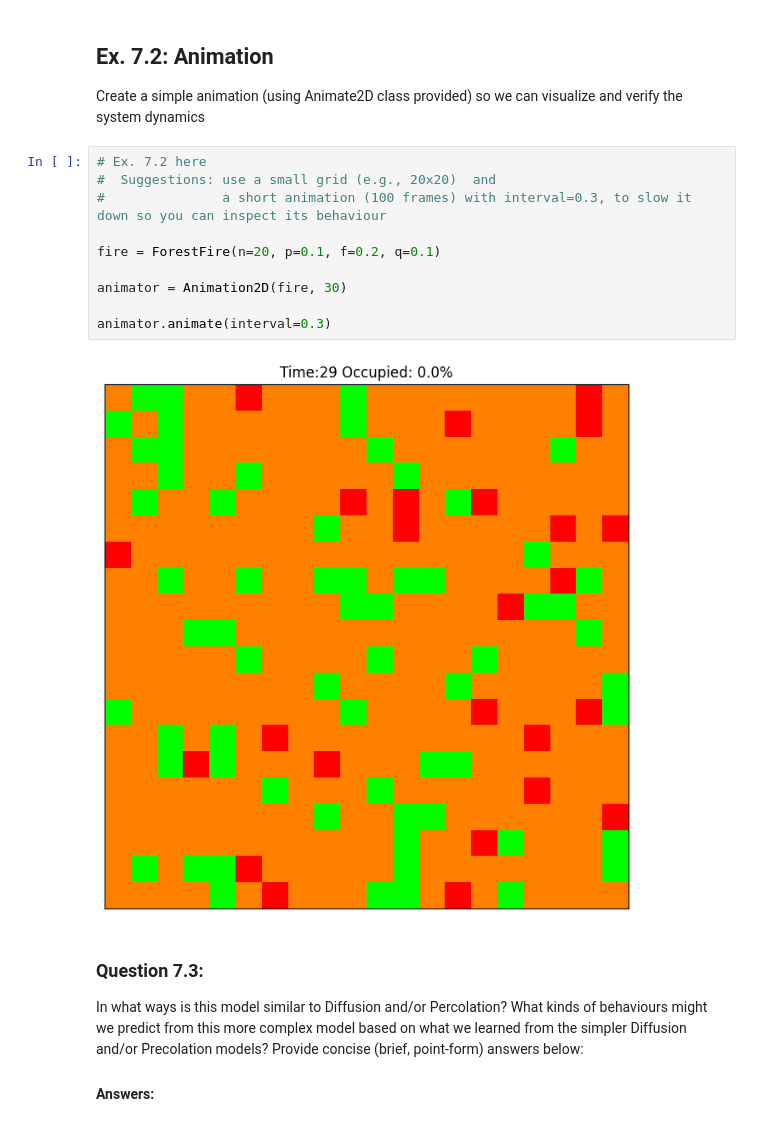
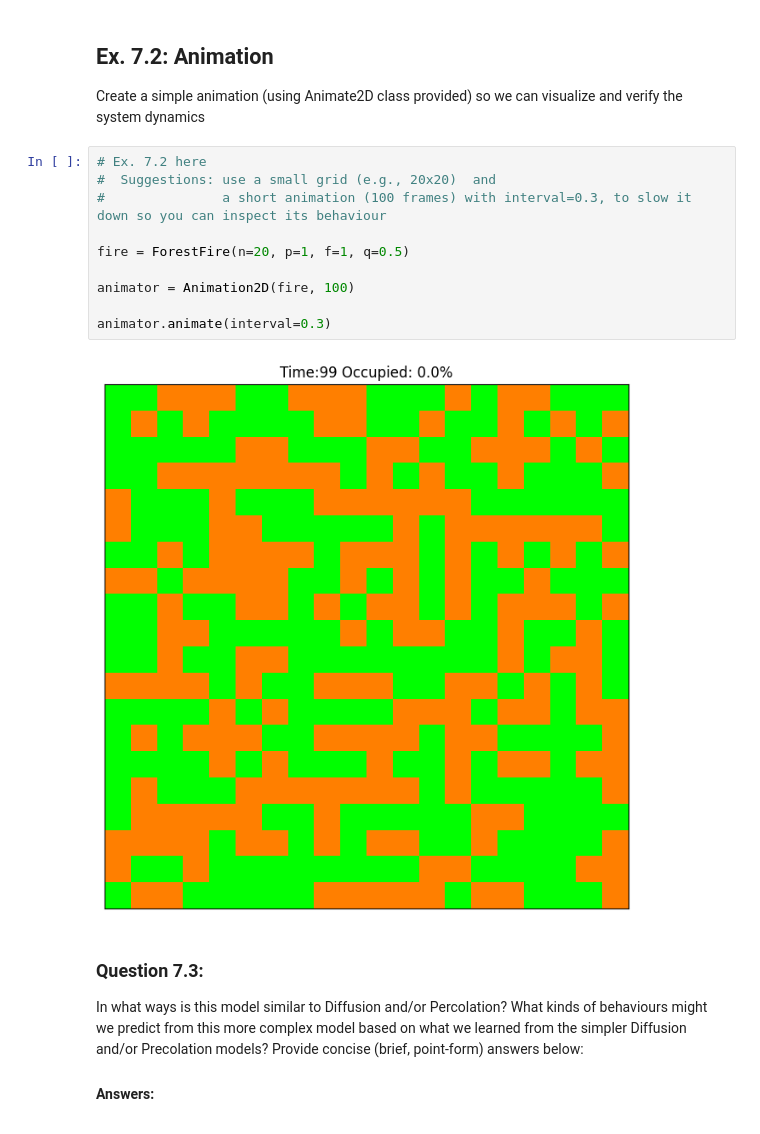
Before and after one commit to bobisawsome1/cap-comp215, a Jupyter notebook: labs/lab07-10-fire.ipynb, the cells around one changed output. Saved outputs shown, nothing was run; the diff lists cells and outputs as text.

```diff
--- a/labs/lab07-10-fire.ipynb
+++ b/labs/lab07-10-fire.ipynb
@@ -250,15 +250,15 @@ Create a simple animation (using Animate2D class provided) so we can visualize a
 # %%
 # Ex. 7.2 here
 #  Suggestions: use a small grid (e.g., 20x20)  and
 #               a short animation (100 frames) with interval=0.3, to slow it down so you can inspect its behaviour
 
-fire = ForestFire(n=20, p=0.1, f=0.2, q=0.1)
+fire = ForestFire(n=20, p=1, f=1, q=0.5)
 
-animator = Animation2D(fire, 30)
+animator = Animation2D(fire, 100)
 
 animator.animate(interval=0.3)
 # %% [output]
-[figure, old version]
+[figure, new version]
 # %% [markdown]
 ### Question 7.3:
 In what ways is this model similar to Diffusion and/or Percolation?
```
Also changed, not shown: parts of 2 cells of this notebook.
